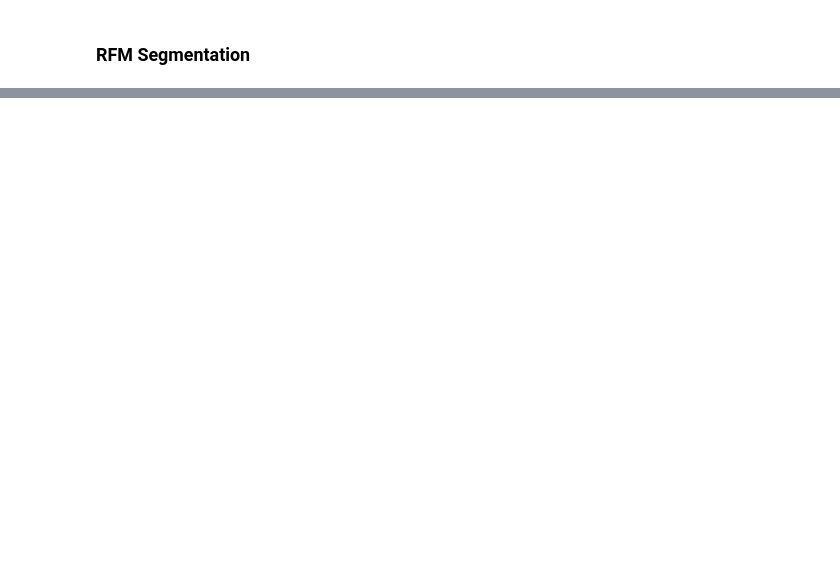
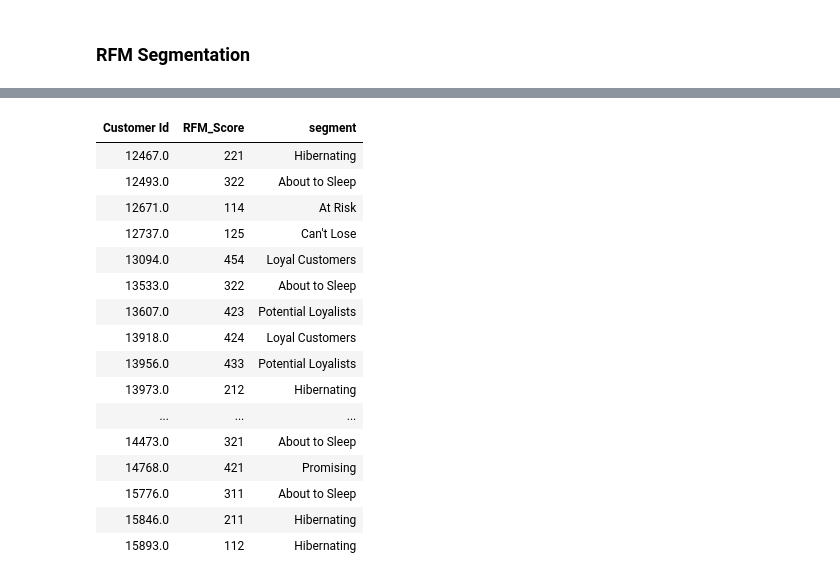
Before and after one commit to jarviscanada/jarvis_data_eng_shawn, a Jupyter notebook: spark/notebook/Retail Data Analytics with PySpark.ipynb, the cells around one changed output, grey strips where cells are left out. Cells and saved outputs as stored; diff of their text form; code cells hidden in the pictures; blank space fills up the shorter version.

```diff
--- a/spark/notebook/Retail Data Analytics with PySpark.ipynb
+++ b/spark/notebook/Retail Data Analytics with PySpark.ipynb
@@ -258,0 +306,45 @@ display(rfm_df.orderBy('Customer Id').take(20))
+# %%
+# creating a segmentation map to help us categorize customers by recency and frequency scores
+seg_map = {
+    r'[1-2][1-2]': 'Hibernating',
+    r'[1-2][3-4]': 'At Risk',
+    r'[1-2]5': 'Can\'t Lose',
+    r'3[1-2]': 'About to Sleep',
+    r'33': 'Need Attention',
+    r'[3-4][4-5]': 'Loyal Customers',
+    r'41': 'Promising',
+    r'51': 'New Customers',
+    r'[4-5][2-3]': 'Potential Loyalists',
+    r'5[4-5]': 'Champions'
+}
+
+# casting score values to string
+rfm_table = rfm_df.withColumn('R_Quartile', rfm_df['R_Quartile'].cast("string"))
+rfm_table = rfm_df.withColumn('M_Quartile', rfm_df['M_Quartile'].cast("string"))
+rfm_table = rfm_df.withColumn('segment', concat(rfm_df['R_Quartile'], rfm_df['M_Quartile']))
+
+# replacing scores with categories
+for key in seg_map:
+  rfm_table = rfm_table.withColumn('segment', regexp_replace('segment', key, seg_map[key]))
+
+rfm_table = rfm_table.na.replace(seg_map)
+rfm_result_df = rfm_table.select("Customer Id","RFM_Score","segment")
+display(rfm_result_df.take(20))
+# %% [output]
+| Customer Id | RFM_Score | segment |
+| 12467.0 | 221 | Hibernating |
+| 12493.0 | 322 | About to Sleep |
+| 12671.0 | 114 | At Risk |
+| 12737.0 | 125 | Can't Lose |
+| 13094.0 | 454 | Loyal Customers |
+| 13533.0 | 322 | About to Sleep |
+| 13607.0 | 423 | Potential Loyalists |
+| 13918.0 | 424 | Loyal Customers |
+| 13956.0 | 433 | Potential Loyalists |
+| 13973.0 | 212 | Hibernating |
+| ... | ... | ... |
+| 14473.0 | 321 | About to Sleep |
+| 14768.0 | 421 | Promising |
+| 15776.0 | 311 | About to Sleep |
+| 15846.0 | 211 | Hibernating |
+| 15893.0 | 112 | Hibernating |
```
Also changed, not shown: parts of 3 cells of this notebook.
